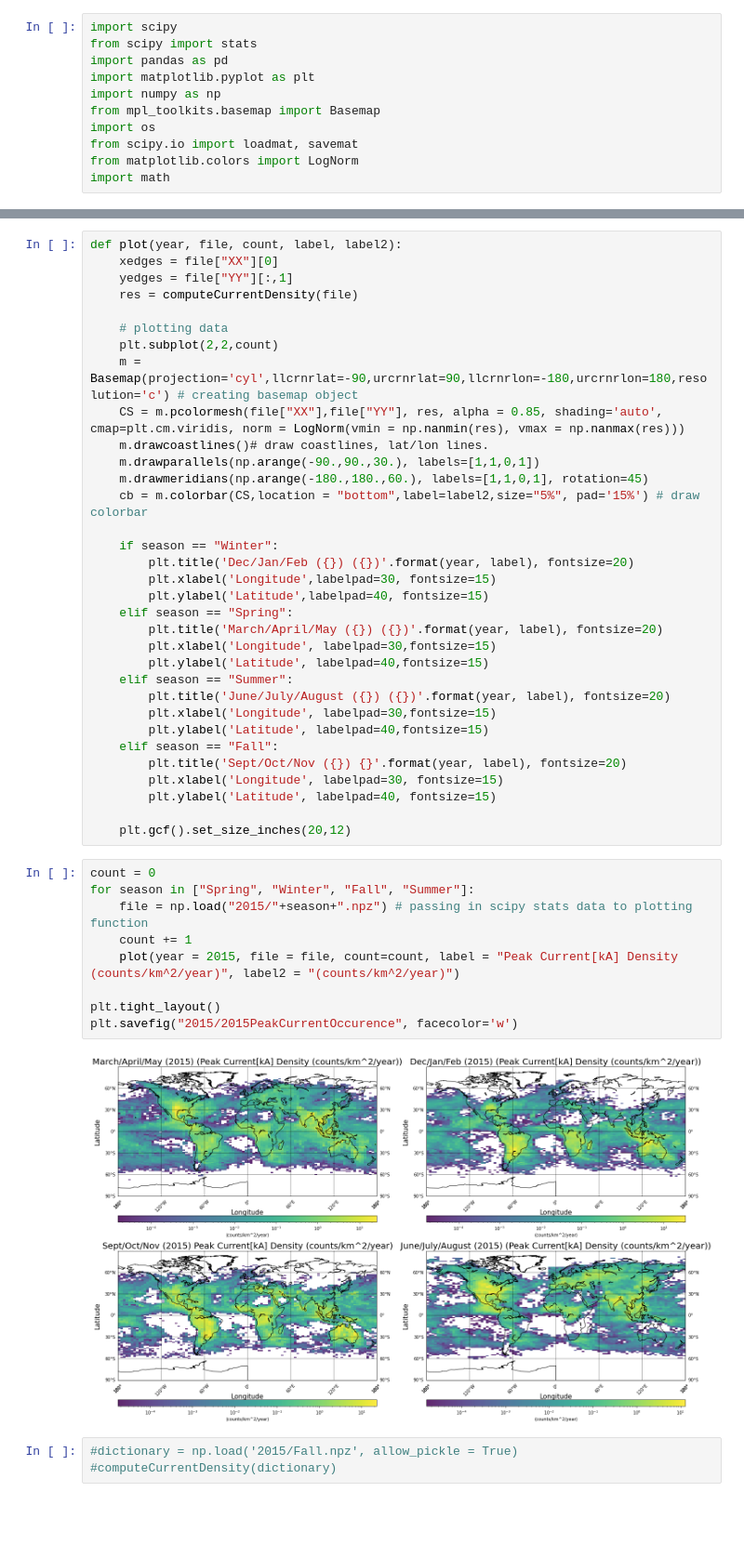
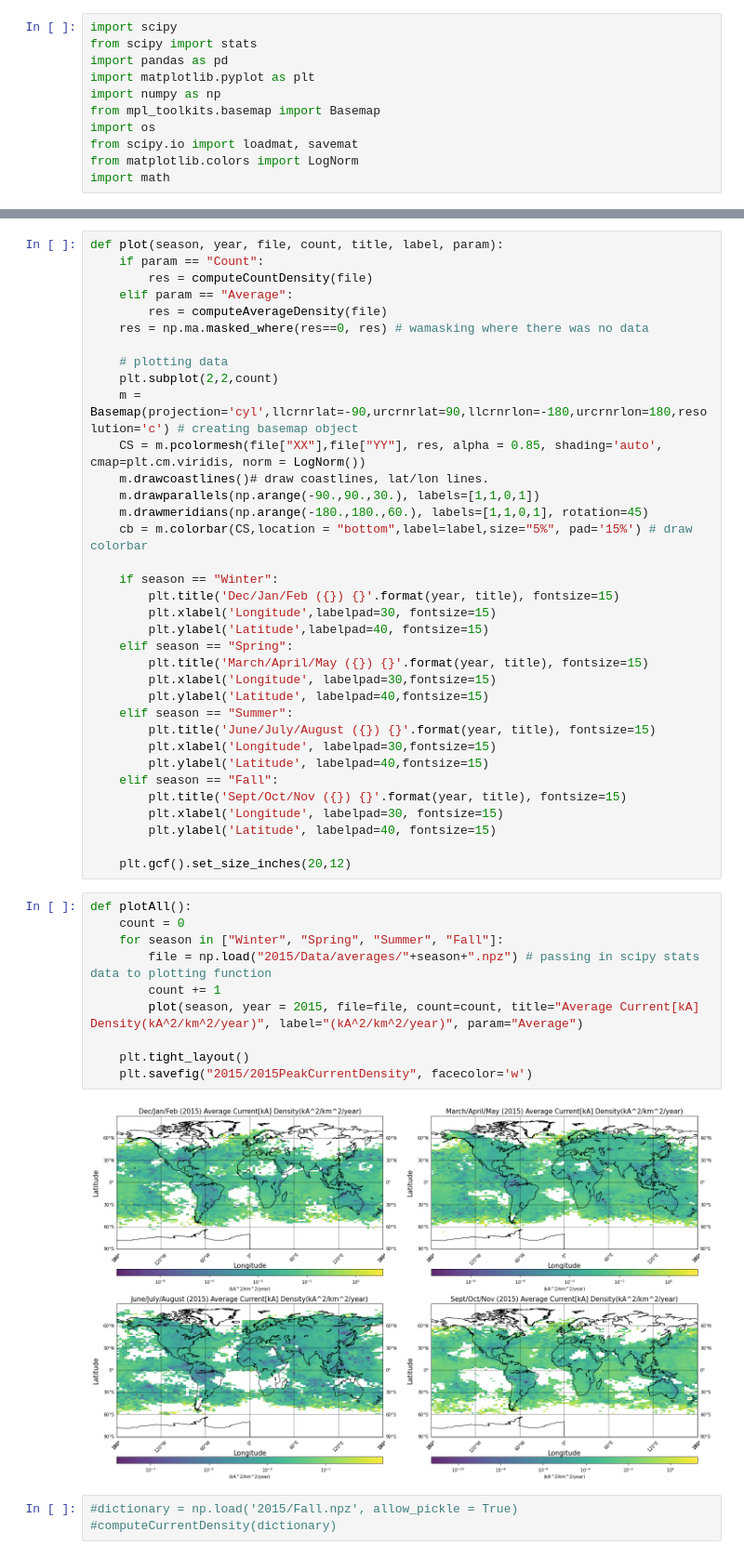
Before and after one commit to caxi9064/Lightning-Research, a Jupyter notebook: results/flashDensityplot.ipynb, the cells around one changed output, grey strips where cells are left out. Shown at 93% size. Cells and saved outputs as stored; diff of their text form; blank space fills up the shorter version.

```diff
--- a/results/flashDensityplot.ipynb
+++ b/results/flashDensityplot.ipynb
@@ -98,47 +122,50 @@ def computeCurrentDensity(dictionary):
 # %%
-def plot(year, file, count, label, label2):
-    xedges = file["XX"][0]
-    yedges = file["YY"][:,1]
-    res = computeCurrentDensity(file)
+def plot(season, year, file, count, title, label, param):
+    if param == "Count":
+        res = computeCountDensity(file)
+    elif param == "Average":
+        res = computeAverageDensity(file)
+    res = np.ma.masked_where(res==0, res) # wamasking where there was no data
 
     # plotting data
     plt.subplot(2,2,count)
     m = Basemap(projection='cyl',llcrnrlat=-90,urcrnrlat=90,llcrnrlon=-180,urcrnrlon=180,resolution='c') # creating basemap object
-    CS = m.pcolormesh(file["XX"],file["YY"], res, alpha = 0.85, shading='auto', cmap=plt.cm.viridis, norm = LogNorm(vmin = np.nanmin(res), vmax = np.nanmax(res)))
+    CS = m.pcolormesh(file["XX"],file["YY"], res, alpha = 0.85, shading='auto', cmap=plt.cm.viridis, norm = LogNorm())
     m.drawcoastlines()# draw coastlines, lat/lon lines.
     m.drawparallels(np.arange(-90.,90.,30.), labels=[1,1,0,1])
     m.drawmeridians(np.arange(-180.,180.,60.), labels=[1,1,0,1], rotation=45)
-    cb = m.colorbar(CS,location = "bottom",label=label2,size="5%", pad='15%') # draw colorbar
+    cb = m.colorbar(CS,location = "bottom",label=label,size="5%", pad='15%') # draw colorbar
 
     if season == "Winter":
-        plt.title('Dec/Jan/Feb ({}) ({})'.format(year, label), fontsize=20)
+        plt.title('Dec/Jan/Feb ({}) {}'.format(year, title), fontsize=15)
         plt.xlabel('Longitude',labelpad=30, fontsize=15)
         plt.ylabel('Latitude',labelpad=40, fontsize=15)
     elif season == "Spring":
-        plt.title('March/April/May ({}) ({})'.format(year, label), fontsize=20)
+        plt.title('March/April/May ({}) {}'.format(year, title), fontsize=15)
         plt.xlabel('Longitude', labelpad=30,fontsize=15)
         plt.ylabel('Latitude', labelpad=40,fontsize=15)
     elif season == "Summer":
-        plt.title('June/July/August ({}) ({})'.format(year, label), fontsize=20)
+        plt.title('June/July/August ({}) {}'.format(year, title), fontsize=15)
         plt.xlabel('Longitude', labelpad=30,fontsize=15)
         plt.ylabel('Latitude', labelpad=40,fontsize=15)
     elif season == "Fall":
-        plt.title('Sept/Oct/Nov ({}) {}'.format(year, label), fontsize=20)
+        plt.title('Sept/Oct/Nov ({}) {}'.format(year, title), fontsize=15)
         plt.xlabel('Longitude', labelpad=30, fontsize=15)
         plt.ylabel('Latitude', labelpad=40, fontsize=15)
 
     plt.gcf().set_size_inches(20,12)
 # %%
-count = 0
-for season in ["Spring", "Winter", "Fall", "Summer"]:
-    file = np.load("2015/"+season+".npz") # passing in scipy stats data to plotting function
-    count += 1
-    plot(year = 2015, file = file, count=count, label = "Peak Current[kA] Density (counts/km^2/year)", label2 = "(counts/km^2/year)")
+def plotAll():
+    count = 0
+    for season in ["Winter", "Spring", "Summer", "Fall"]:
+        file = np.load("2015/Data/averages/"+season+".npz") # passing in scipy stats data to plotting function
+        count += 1
+        plot(season, year = 2015, file=file, count=count, title="Average Current[kA] Density(kA^2/km^2/year)", label="(kA^2/km^2/year)", param="Average")
 
-plt.tight_layout()
-plt.savefig("2015/2015PeakCurrentOccurence", facecolor='w')
+    plt.tight_layout()
+    plt.savefig("2015/2015PeakCurrentDensity", facecolor='w')
 # %% [output]
-[figure, old version]
+[figure, new version]
 # %%
 #dictionary = np.load('2015/Fall.npz', allow_pickle = True)
 #computeCurrentDensity(dictionary)
```
Also changed, not shown: parts of 6 cells of this notebook, 2 other files.
